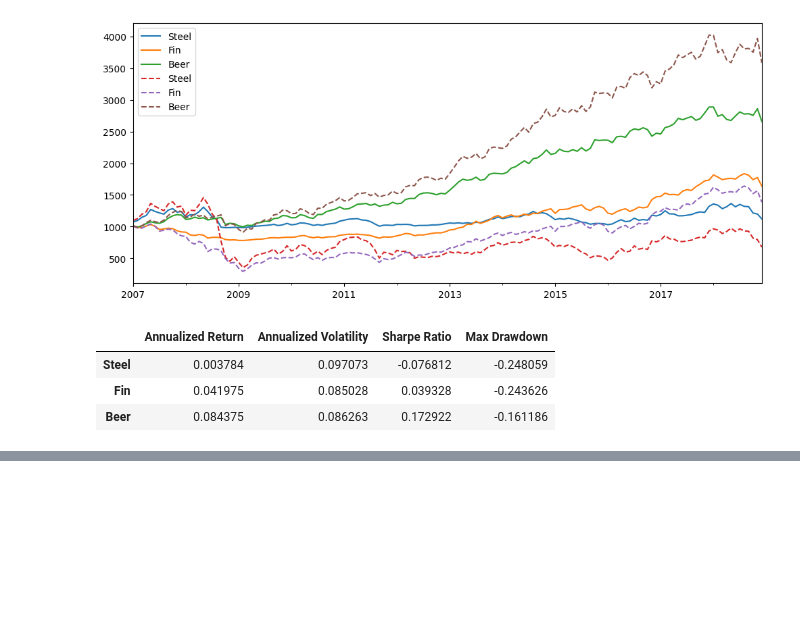
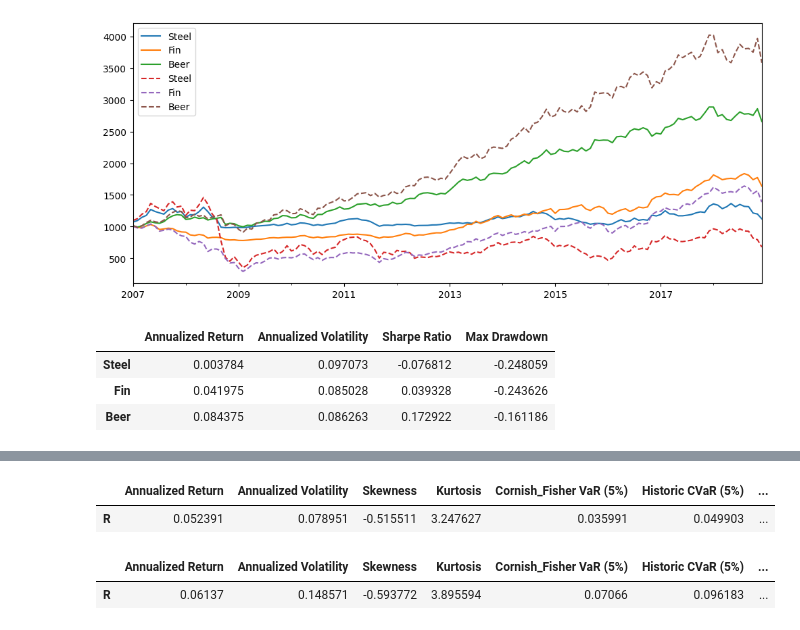
Before and after one commit to JoohanJin/portfolio_management_prac, a Jupyter notebook: lib/13_cppi_drawdown_constraints.ipynb, the cells around one changed output, grey strips where cells are left out. Cells and saved outputs as stored; diff of their text form; code cells hidden in the pictures; blank space fills up the shorter version.

```diff
--- a/lib/13_cppi_drawdown_constraints.ipynb
+++ b/lib/13_cppi_drawdown_constraints.ipynb
@@ -216,0 +218,10 @@ btr["Risky Wealth"].plot(ax = ax, style = "--")
+# %%
+prt.summary_stats(btr["Wealth"].pct_change().dropna())
+# %% [output]
+|  | Annualized Return | Annualized Volatility | Skewness | Kurtosis | Cornish_Fisher VaR (5%) | Historic CVaR (5%) | ... |
+| R | 0.052391 | 0.078951 | -0.515511 | 3.247627 | 0.035991 | 0.049903 | ... |
+# %%
+prt.summary_stats(btr["Risky Wealth"].pct_change().dropna())
+# %% [output]
+|  | Annualized Return | Annualized Volatility | Skewness | Kurtosis | Cornish_Fisher VaR (5%) | Historic CVaR (5%) | ... |
+| R | 0.06137 | 0.148571 | -0.593772 | 3.895594 | 0.07066 | 0.096183 | ... |
```
Also changed, not shown: parts of 1 cell of this notebook, 4 other files.
